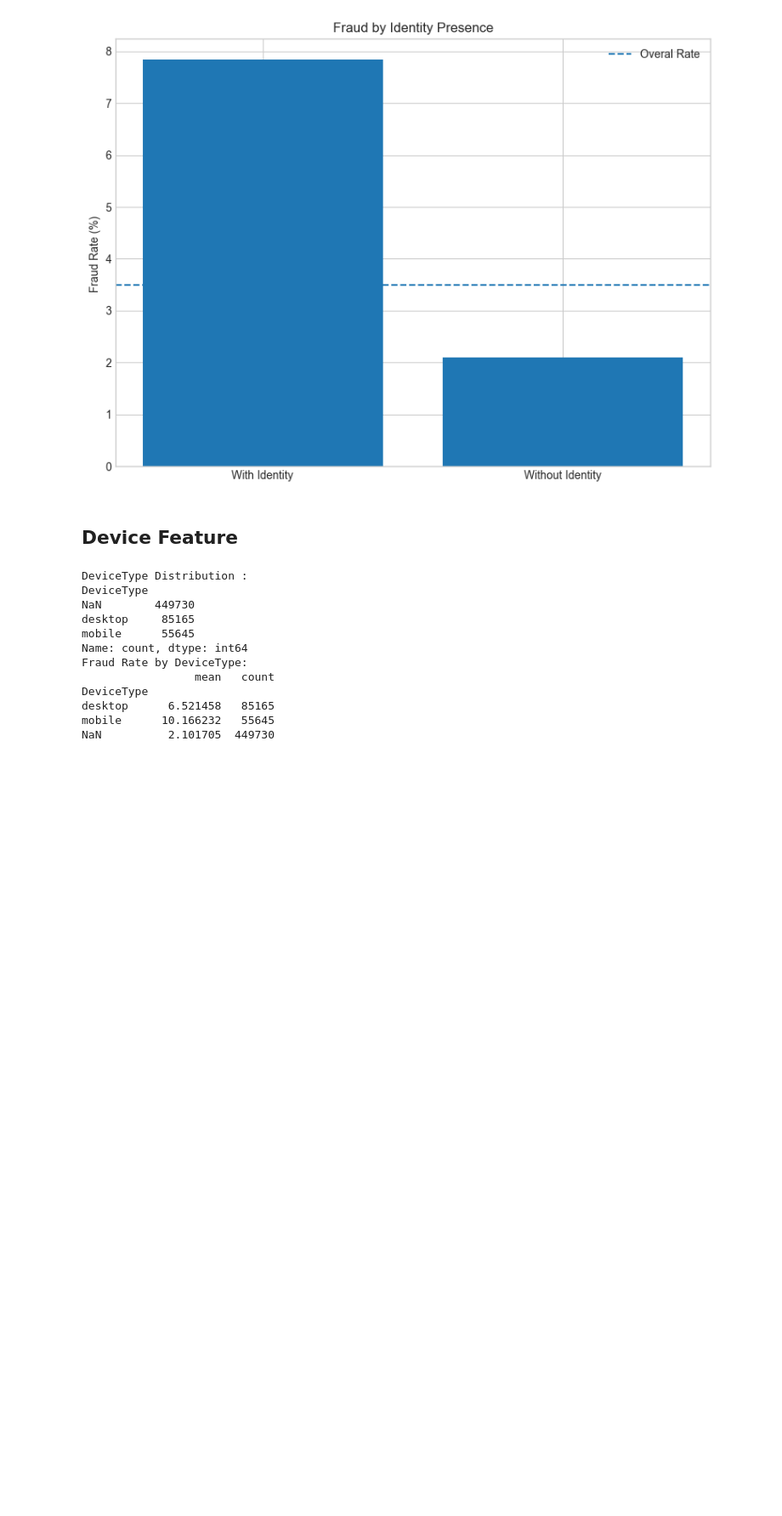
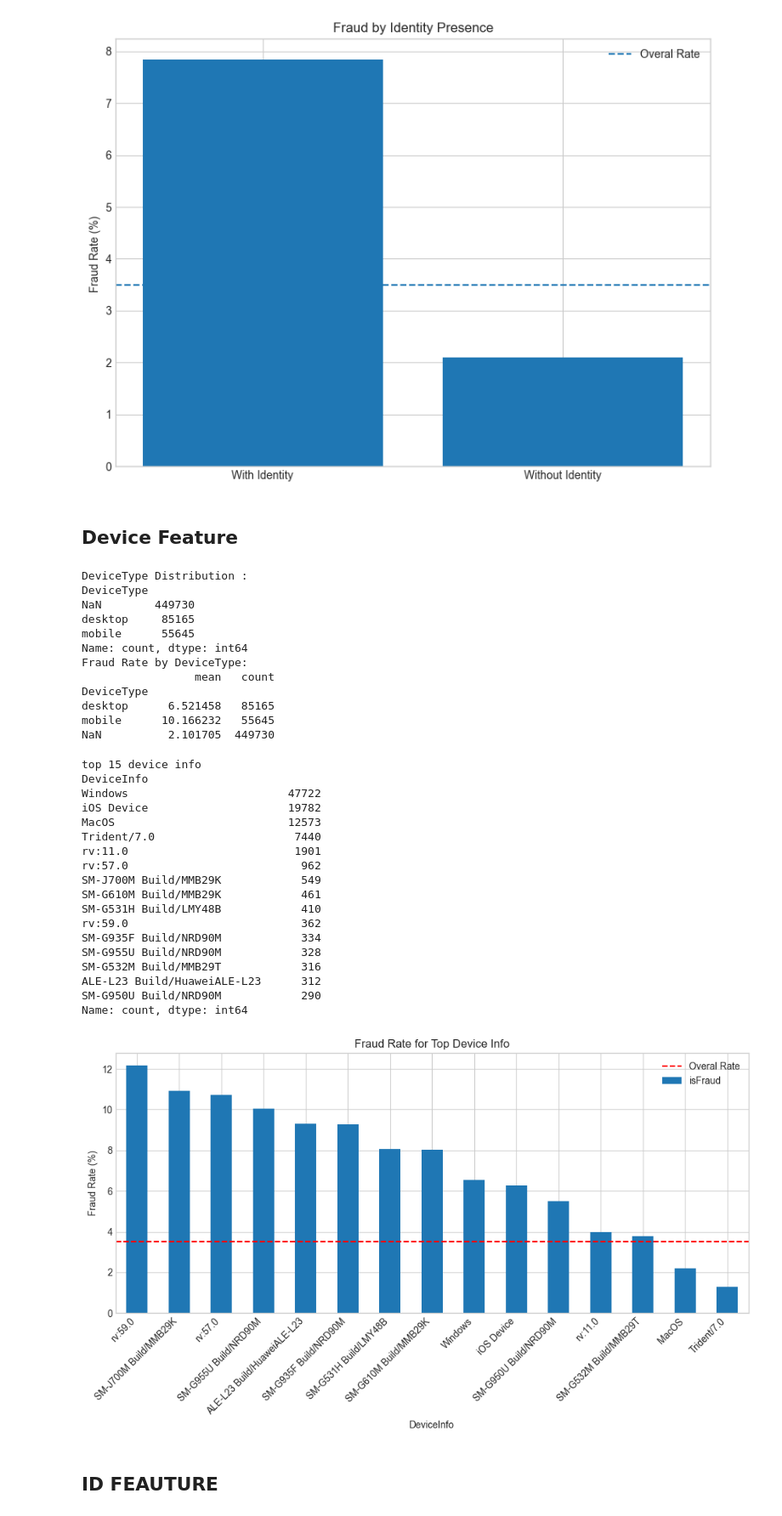
Before and after one commit to maxvyquincy9393/ieee-fraud-detection, a Jupyter notebook: notebook/03_eda_identity_features.ipynb, the cells around one changed output. Shown at 85% size. Drawn from its saved outputs; the diff is of its cells as text; code cells hidden in the pictures; blank space fills up the shorter version.

```diff
--- a/notebook/03_eda_identity_features.ipynb
+++ b/notebook/03_eda_identity_features.ipynb
@@ -106,3 +106,46 @@ DeviceType
 desktop      6.521458   85165
 mobile      10.166232   55645
 NaN          2.101705  449730
+# %%
+# device info
+#top device info
+top_device = train['DeviceInfo'].value_counts().head(15)
+
+print('top 15 device info')
+print(top_device)
+
+# fraud rate for top device
+fraud_by_device = train.groupby('DeviceInfo')['isFraud'].mean() * 100
+fraud_by_device = fraud_by_device.loc[top_device.index]
+
+fig, ax = plt.subplots(figsize=(10,6))
+fraud_by_device.sort_values(ascending=False).plot(kind='bar', ax=ax)
+ax.set_title('Fraud Rate for Top Device Info')
+ax.set_ylabel('Fraud Rate (%)')
+ax.axhline(y=train['isFraud'].mean() * 100, color='red', linestyle='--', label='Overal Rate')
+ax.legend()
+plt.xticks(rotation=45, ha='right')
+plt.tight_layout()
+plt.show()
+# %% [output]
+top 15 device info
+DeviceInfo
+Windows                        47722
+iOS Device                     19782
+MacOS                          12573
+Trident/7.0                     7440
+rv:11.0                         1901
+rv:57.0                          962
+SM-J700M Build/MMB29K            549
+SM-G610M Build/MMB29K            461
+SM-G531H Build/LMY48B            410
+rv:59.0                          362
+SM-G935F Build/NRD90M            334
+SM-G955U Build/NRD90M            328
+SM-G532M Build/MMB29T            316
+ALE-L23 Build/HuaweiALE-L23      312
+SM-G950U Build/NRD90M            290
+Name: count, dtype: int64
+[figure, added]
+# %% [markdown]
+## ID FEAUTURE
```
Also changed, not shown: parts of 3 cells of this notebook.
